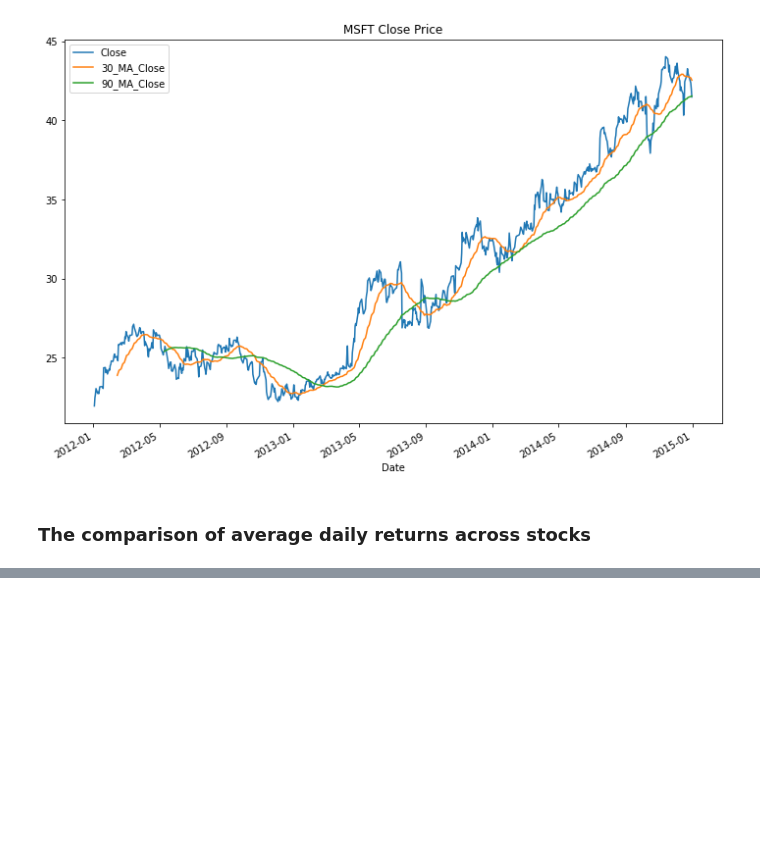
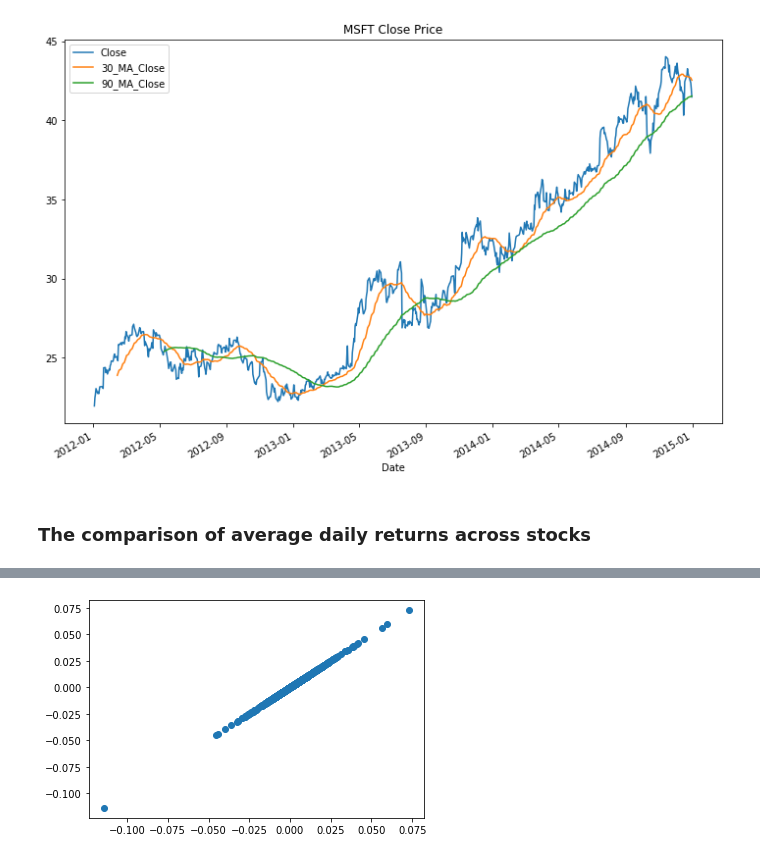
Before and after one commit to apkap83/Pandas_Notes, a Jupyter notebook: Learning_Pandas_Chapter_12 - Applications to Finance.ipynb, the cells around one changed output, grey strips where cells are left out. Drawn from its saved outputs; the diff is of its cells as text; code cells hidden in the pictures; blank space fills up the shorter version.

```diff
--- a/Learning_Pandas_Chapter_12 - Applications to Finance.ipynb
+++ b/Learning_Pandas_Chapter_12 - Applications to Finance.ipynb
@@ -543,0 +568,5 @@ stocks</h3>
+# %%
+# demonstrate perfect correlation
+plt.scatter(daily_pc['MSFT'], daily_pc['MSFT']);
+# %% [output]
+[figure, added]
```
Also changed, not shown: parts of 4 cells of this notebook.
